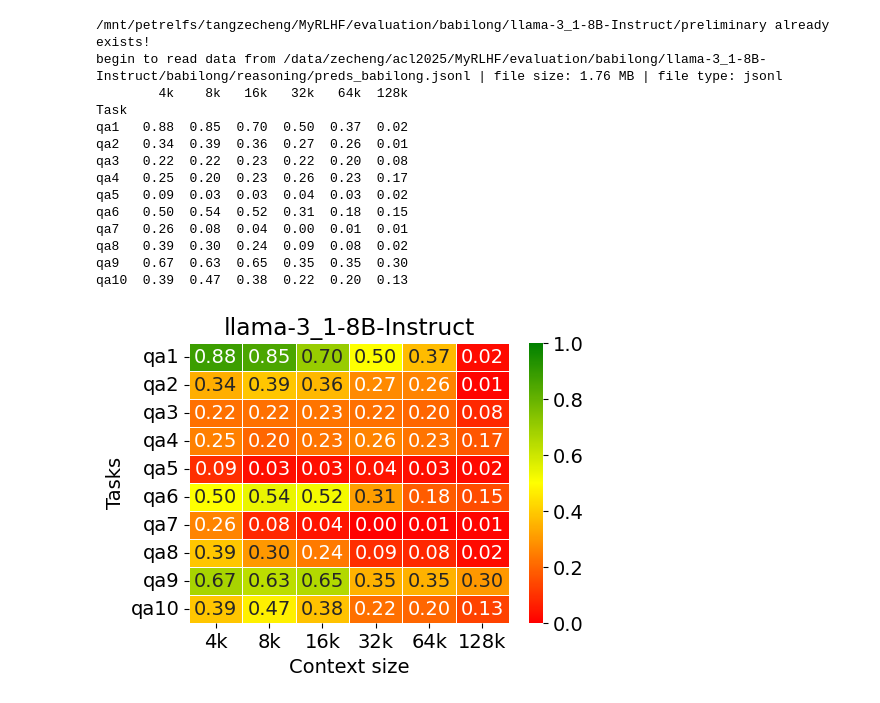
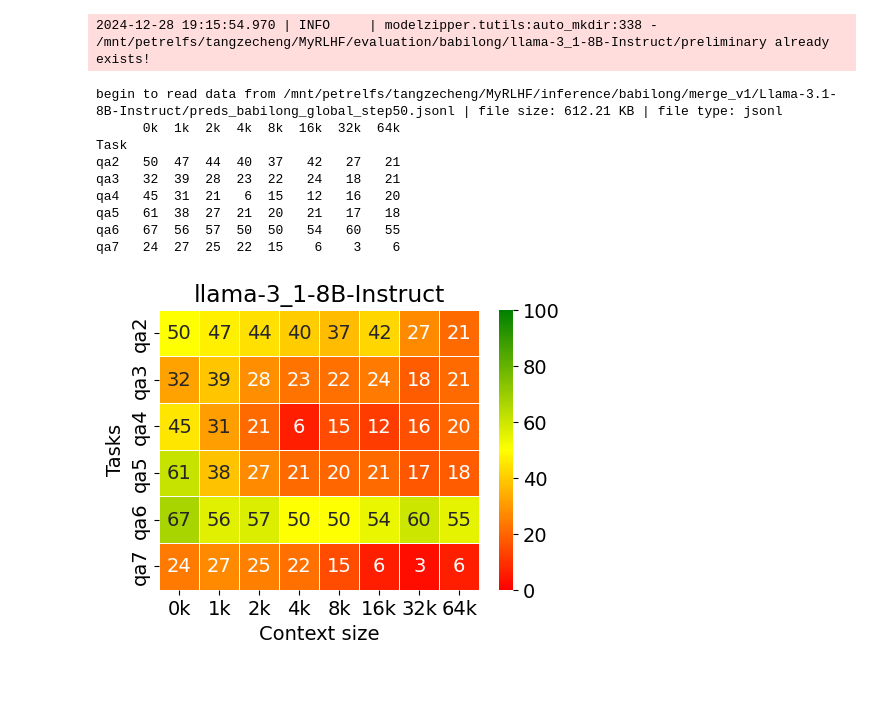
Before and after one commit to ZetangForward/MyRLHF, a Jupyter notebook: evaluation/babilong/eval.ipynb, the cells around one changed output. Drawn from its saved outputs; the diff is of its cells as text; code cells hidden in the pictures.

```diff
--- a/evaluation/babilong/eval.ipynb
+++ b/evaluation/babilong/eval.ipynb
@@ -43,13 +42,17 @@ def preprocess_output(output):
     return output
 
 
-def compare_answers(target, output, task_labels, question):
+def compare_answers(target, output, question, task_labels):
     output = preprocess_output(output)
     target = target.lower()
+    task_labels = {label.lower() for label in task_labels}
 
+    # extract labels that were mentioned in the question
+    labels_in_question = {label for label in task_labels if label in question.lower()}
     # extract labels that were mentioned in the model output
     labels_in_output = {label for label in task_labels if label in output}
-    labels_in_question = {label for label in task_labels if label in question}  # should exclude the labels in the question
+    # filter labels in the output to exclude mentioned in the question
+    # mentions in questions are never targets
     labels_in_output = labels_in_output - labels_in_question
 
     # check if the target is the only prediction
@@ -67,8 +70,8 @@ def compare_answers(target, output, task_labels, question):
 
 
 def eval_fn(pred_path, save_path=None, model_name=""):
-    tasks = ['qa1', 'qa2', 'qa3', 'qa4', 'qa5', 'qa6', 'qa7', 'qa8', 'qa9', 'qa10']
-    lengths = ['4k', '8k', '16k', '32k', '64k', '128k']
+    tasks = ['qa2', 'qa3', 'qa4', 'qa5', 'qa6', 'qa7']
+    lengths = ['0k', '1k', '2k', '4k', '8k', '16k', '32k', '64k']
     content = auto_read_data(pred_path)
 
     all_results = dict([(task, dict([(length, []) for length in lengths])) for task in tasks])
@@ -76,13 +79,15 @@ def eval_fn(pred_path, save_path=None, model_name=""):
     # 填充 DataFrame
     for item in content:
         task, ctx_length = item['task'], item['ctx_length']
-        pred, golden, question = item['pred'][0], item['golden'], item['question']
-        all_results[task][ctx_length].append((golden, pred, TASK_LABELS[task], question))
+        pred, golden, question = item['pred'], item['golden'], item['question']
+        all_results[task][ctx_length].append((golden, pred, question, TASK_LABELS[task]))
+
+    return_res = copy.deepcopy(all_results)
 
     for task, item in all_results.items():
         for length, content in item.items():
-            acc = np.array([compare_answers(*item) for item in content]).mean()
-            all_results[task][length] = acc
+            acc = np.array([compare_answers(*tmp) for tmp in content]).mean()
+            all_results[task][length] = int(acc * 100)
 
     # 转换字典为DataFrame
     df = pd.DataFrame(all_results).T
@@ -99,7 +104,7 @@ def eval_fn(pred_path, save_path=None, model_name=""):
     fig, ax = plt.subplots(1, 1, figsize=figsize)  # 创建图形
 
     # 使用seaborn绘制热力图
-    sns.heatmap(df, cmap=cmap, vmin=0, vmax=1, annot=True, fmt=".2f", linewidths=.5, ax=ax)
+    sns.heatmap(df, cmap=cmap, vmin=0, vmax=100, annot=True, fmt=".0f", linewidths=.5, ax=ax)
 
     # 设置标题和标签
     ax.set_title(model_name)
@@ -112,33 +117,26 @@ def eval_fn(pred_path, save_path=None, model_name=""):
     if save_path:
         plt.savefig(save_path, bbox_inches='tight', dpi=300)
 
-    return df
+    return df, return_res
 # %%
 model_name = 'llama-3_1-8B-Instruct'
-# pred_path = '/data/zecheng/acl2025/MyRLHF/evaluation/babilong/llama-3_1-8B-Instruct/babilong/reasoning/preds_babilong.jsonl'
-# pred_path = '/mnt/petrelfs/tangzecheng/local_data/inference_results/llama-3_1-8B-Instruct/babilong/reasoning/preds_babilong.jsonl'
-# pred_path = '/mnt/petrelfs/tangzecheng/local_data/inference_results/llama-3_1-8B-Instruct/preliminary/top_6/babilong/reasoning/preds_babilong.jsonl'
-pred_path = '/data/zecheng/acl2025/MyRLHF/evaluation/babilong/llama-3_1-8B-Instruct/babilong/reasoning/preds_babilong.jsonl'
+pred_path = '/mnt/petrelfs/tangzecheng/MyRLHF/inference/babilong/merge_v1/Llama-3.1-8B-Instruct/preds_babilong_global_step50.jsonl'
 save_dir = '/mnt/petrelfs/tangzecheng/MyRLHF/evaluation/babilong/llama-3_1-8B-Instruct/preliminary'
 # save_dir = '/data/zecheng/acl2025/MyRLHF/evaluation/babilong/llama-3_1-8B-Instruct'
 auto_mkdir(save_dir)
 save_path = os.path.join(save_dir, "reasoning_prompt_result.png")
 
-res = eval_fn(pred_path, None, model_name)
+res, return_res = eval_fn(pred_path, None, model_name)
 print(res)
 # %% [output]
-/mnt/petrelfs/tangzecheng/MyRLHF/evaluation/babilong/llama-3_1-8B-Instruct/preliminary already exists!
-begin to read data from /data/zecheng/acl2025/MyRLHF/evaluation/babilong/llama-3_1-8B-Instruct/babilong/reasoning/preds_babilong.jsonl | file size: 1.76 MB | file type: jsonl
-        4k    8k   16k   32k   64k  128k
-Task
-qa1   0.88  0.85  0.70  0.50  0.37  0.02
-qa2   0.34  0.39  0.36  0.27  0.26  0.01
-qa3   0.22  0.22  0.23  0.22  0.20  0.08
-qa4   0.25  0.20  0.23  0.26  0.23  0.17
-qa5   0.09  0.03  0.03  0.04  0.03  0.02
-qa6   0.50  0.54  0.52  0.31  0.18  0.15
-qa7   0.26  0.08  0.04  0.00  0.01  0.01
-qa8   0.39  0.30  0.24  0.09  0.08  0.02
-qa9   0.67  0.63  0.65  0.35  0.35  0.30
-qa10  0.39  0.47  0.38  0.22  0.20  0.13
+2024-12-28 19:15:54.970 | INFO     | modelzipper.tutils:auto_mkdir:338 - /mnt/petrelfs/tangzecheng/MyRLHF/evaluation/babilong/llama-3_1-8B-Instruct/preliminary already exists!
+begin to read data from /mnt/petrelfs/tangzecheng/MyRLHF/inference/babilong/merge_v1/Llama-3.1-8B-Instruct/preds_babilong_global_step50.jsonl | file size: 612.21 KB | file type: jsonl
+      0k  1k  2k  4k  8k  16k  32k  64k
+Task
+qa2   50  47  44  40  37   42   27   21
+qa3   32  39  28  23  22   24   18   21
+qa4   45  31  21   6  15   12   16   20
+qa5   61  38  27  21  20   21   17   18
+qa6   67  56  57  50  50   54   60   55
+qa7   24  27  25  22  15    6    3    6
-[figure, old version]
+[figure, new version]
```
Also changed, not shown: parts of 5 cells of this notebook, 3 other files.
